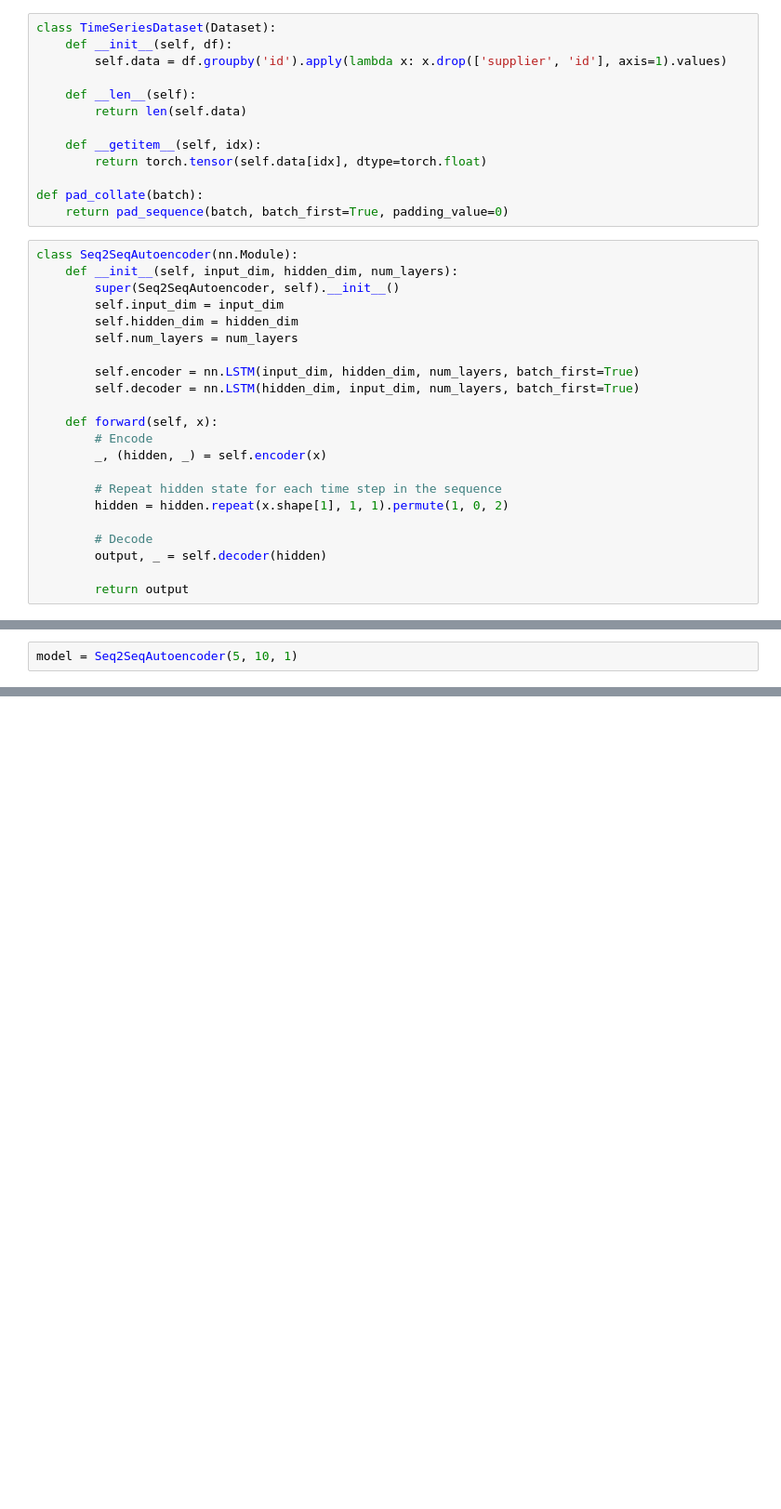
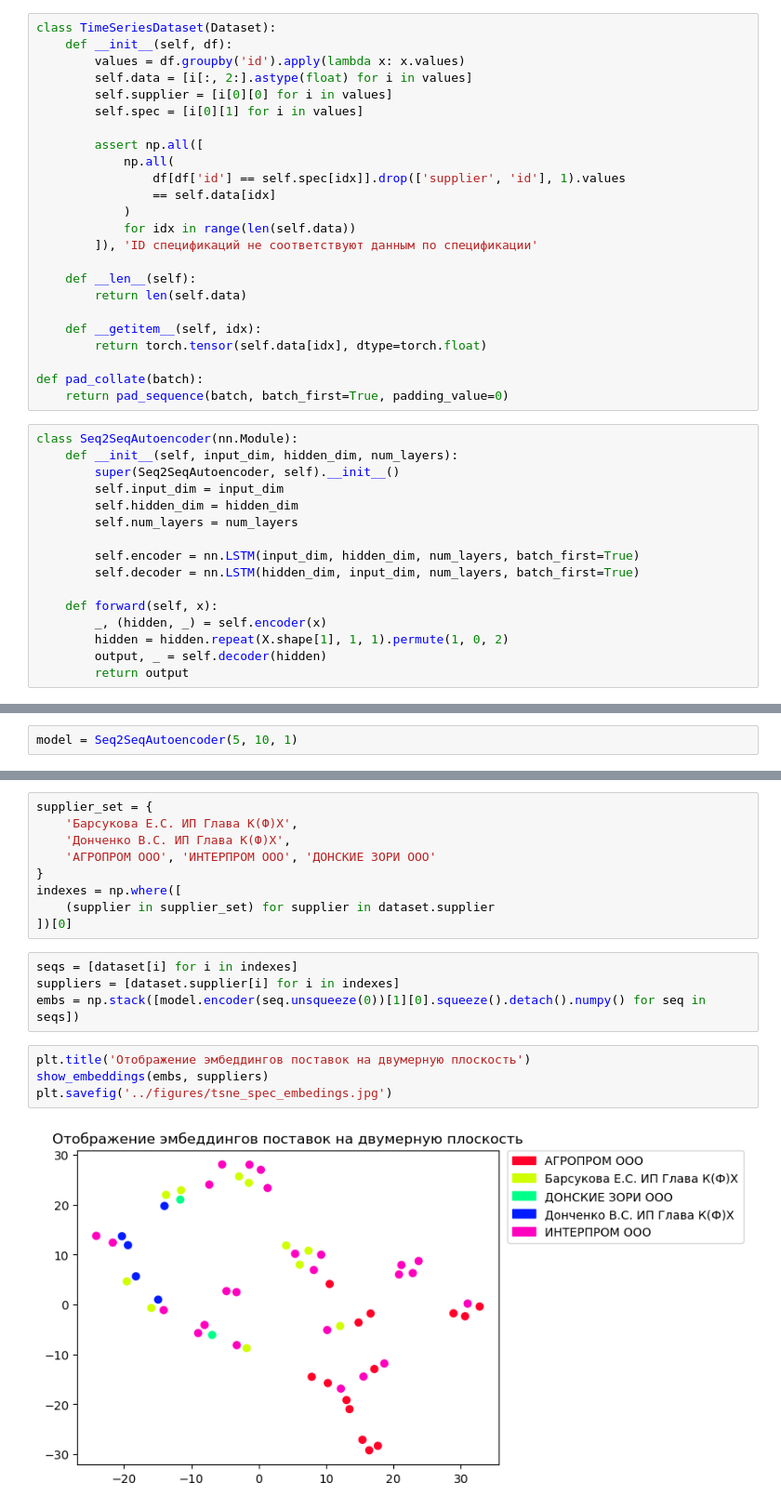
Before and after one commit to my-sas/Suppliers-time-series-analysis, a Jupyter notebook: notebooks/LSTM.ipynb, the cells around one changed output, grey strips where cells are left out. Shown at 93% size. Drawn from its saved outputs; the diff is of its cells as text; blank space fills up the shorter version.

Commit message:
TSNE visualization
Добавил визуализацию эмбеддингов поставок, полученных LSTM автоэнкодером

```diff
--- a/notebooks/LSTM.ipynb
+++ b/notebooks/LSTM.ipynb
@@ -11,7 +42,18 @@ from torch.utils.data import Dataset, DataLoader, Subset
 # %%
 class TimeSeriesDataset(Dataset):
     def __init__(self, df):
-        self.data = df.groupby('id').apply(lambda x: x.drop(['supplier', 'id'], axis=1).values)
+        values = df.groupby('id').apply(lambda x: x.values)
+        self.data = [i[:, 2:].astype(float) for i in values]
+        self.supplier = [i[0][0] for i in values]
+        self.spec = [i[0][1] for i in values]
+
+        assert np.all([
+            np.all(
+                df[df['id'] == self.spec[idx]].drop(['supplier', 'id'], 1).values
+                == self.data[idx]
+            )
+            for idx in range(len(self.data))
+        ]), 'ID спецификаций не соответствуют данным по спецификации'
 
     def __len__(self):
         return len(self.data)
@@ -33,15 +75,9 @@ class Seq2SeqAutoencoder(nn.Module):
         self.decoder = nn.LSTM(hidden_dim, input_dim, num_layers, batch_first=True)
 
     def forward(self, x):
-        # Encode
         _, (hidden, _) = self.encoder(x)
-
-        # Repeat hidden state for each time step in the sequence
-        hidden = hidden.repeat(x.shape[1], 1, 1).permute(1, 0, 2)
-
-        # Decode
+        hidden = hidden.repeat(X.shape[1], 1, 1).permute(1, 0, 2)
         output, _ = self.decoder(hidden)
-
         return output
 # %%
 data = pd.read_csv('../data/final_data/data.csv')
@@ -69,0 +102,19 @@ KeyboardInterrupt:
+# %%
+supplier_set = {
+    'Барсукова Е.С. ИП Глава К(Ф)Х',
+    'Донченко В.С. ИП Глава К(Ф)Х',
+    'АГРОПРОМ ООО', 'ИНТЕРПРОМ ООО', 'ДОНСКИЕ ЗОРИ ООО'
+}
+indexes = np.where([
+    (supplier in supplier_set) for supplier in dataset.supplier
+])[0]
+# %%
+seqs = [dataset[i] for i in indexes]
+suppliers = [dataset.supplier[i] for i in indexes]
+embs = np.stack([model.encoder(seq.unsqueeze(0))[1][0].squeeze().detach().numpy() for seq in seqs])
+# %%
+plt.title('Отображение эмбеддингов поставок на двумерную плоскость')
+show_embeddings(embs, suppliers)
+plt.savefig('../figures/tsne_spec_embedings.jpg')
+# %% [output]
+[figure, added]
```
Also changed, not shown: parts of 4 cells of this notebook, 1 other file.
